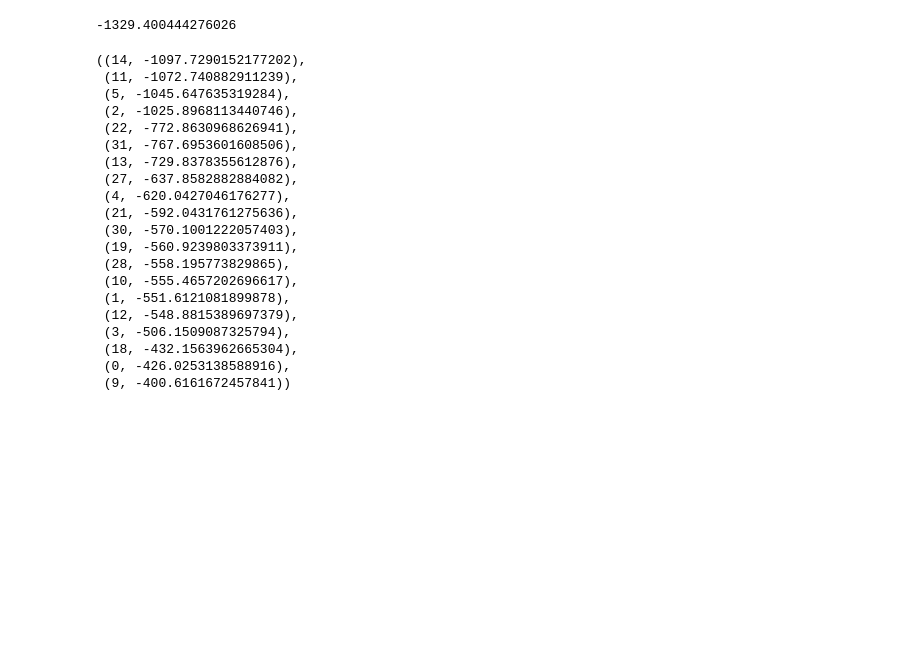
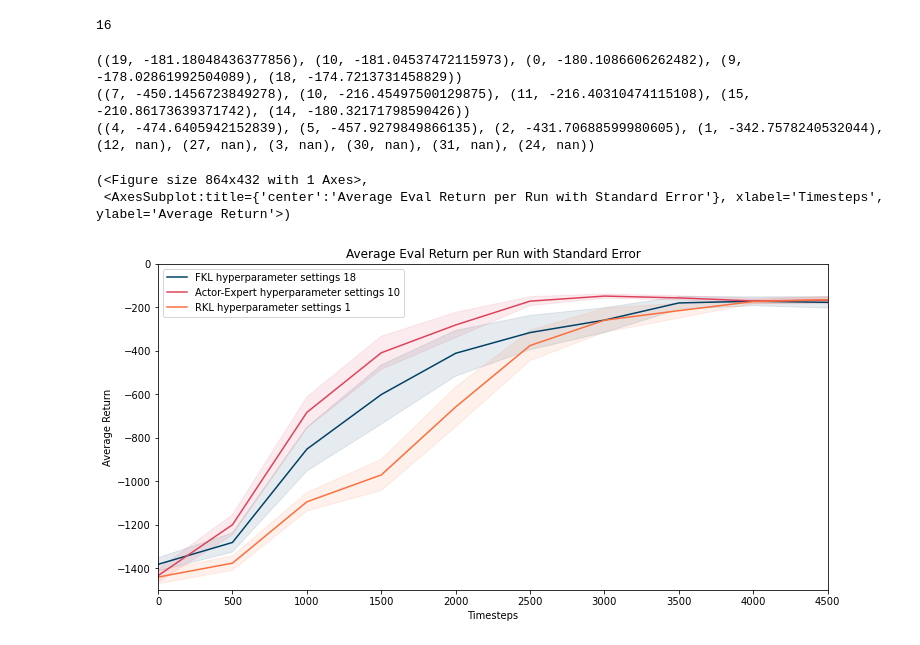
Before and after one commit to samuelfneumann/RLControl, a Jupyter notebook: plots.ipynb, the cells around one changed output. Saved outputs shown, nothing was run; the diff lists cells and outputs as text; code cells hidden in the pictures; blank space fills up the shorter version.

```diff
--- a/plots.ipynb
+++ b/plots.ipynb
@@ -15,30 +21,27 @@ with open(os.path.join(DATA_DIR, DATA_FILE), "rb") as in_file:
+# %%
+len(data_ae["experiment_data"].keys())
+# %% [output]
+16
+# %%
+hp_returns = exp.get_best_hp(data_fkl, "eval", after=0)
+print(hp_returns[-5:])
+
+hp_returns = exp.get_best_hp(data_ae, "eval", after=0)
+print(hp_returns[-5:])
+
+hp_returns = exp.get_best_hp(data_rkl, "eval", after=0)
+print(hp_returns[-10:])
+# %% [output]
+((19, -181.18048436377856), (10, -181.04537472115973), (0, -180.1086606262482), (9, -178.02861992504089), (18, -174.7213731458829))
+((7, -450.1456723849278), (10, -216.45497500129875), (11, -216.40310474115108), (15, -210.86173639371742), (14, -180.32171798590426))
+((4, -474.6405942152839), (5, -457.9279849866135), (2, -431.70688599980605), (1, -342.7578240532044), (12, nan), (27, nan), (3, nan), (30, nan), (31, nan), (24, nan))
 # %%
-data["experiment_data"][11]["runs"][1]["train_episode_rewards"][0]
+# data["experiment_data"][0]["runs"][0]
-# %% [output]
--1329.400444276026
-# %%
-hp_returns = exp.get_best_hp(data, "train", after=0)
-hp_returns[-20:]
-# %% [output]
-((14, -1097.7290152177202),
- (11, -1072.740882911239),
- (5, -1045.647635319284),
- (2, -1025.8968113440746),
- (22, -772.8630968626941),
- (31, -767.6953601608506),
- (13, -729.8378355612876),
- (27, -637.8582882884082),
- (4, -620.0427046176277),
- (21, -592.0431761275636),
- (30, -570.1001222057403),
- (19, -560.9239803373911),
- (28, -558.195773829865),
- (10, -555.4657202696617),
- (1, -551.6121081899878),
- (12, -548.8815389697379),
- (3, -506.1509087325794),
- (18, -432.1563962665304),
- (0, -426.0253138588916),
- (9, -400.6161672457841))
+# %%
+plot.plot_mean_with_stderr([data_fkl, data_ae, data_rkl], "eval", [[18], [10], [1]], smooth_over=[2, 2, 2], names=["FKL", "Actor-Expert", "RKL"], xlim=[0, 4500], ylim=[-1500, 0], colours=[["#004165"], ["#de425b"], ["#fc6f3c"]], alpha=0.1)
+# %% [output]
+(<Figure size 864x432 with 1 Axes>,
+ <AxesSubplot:title={'center':'Average Eval Return per Run with Standard Error'}, xlabel='Timesteps', ylabel='Average Return'>)
+[figure, added]
 # %%
 # Plot the mean return per run, smoothing over the passed 10,000 time steps
```
Also changed, not shown: parts of 9 cells of this notebook, 2 other files.
